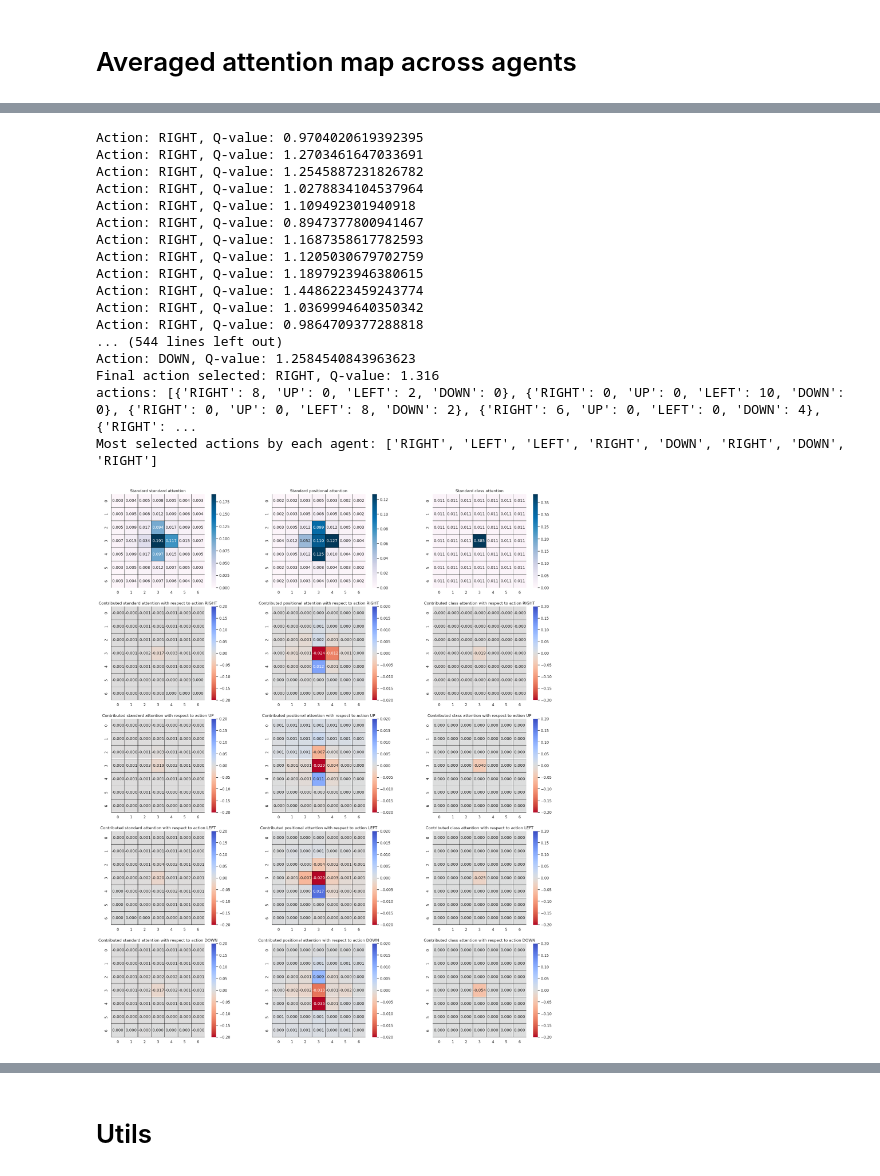
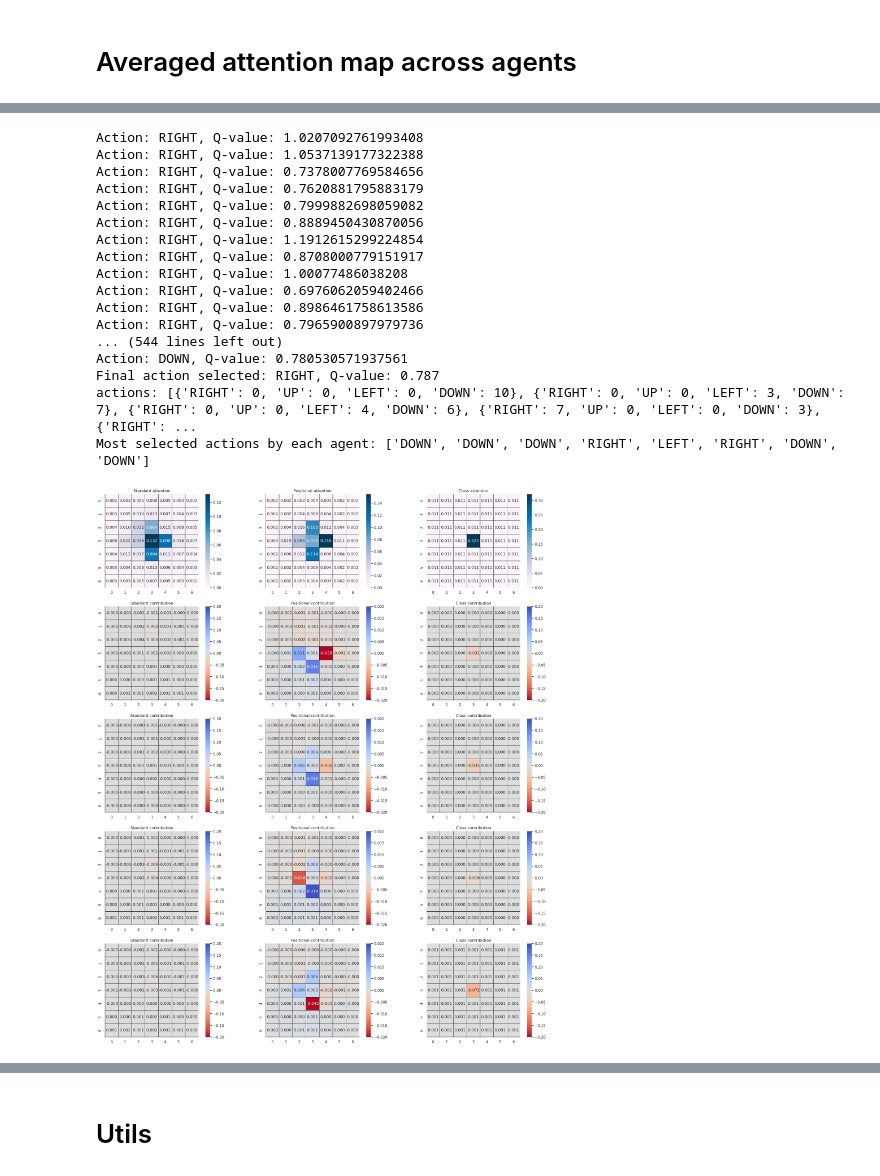
Before and after one commit to Yoshi-0921/MAEXP, a Jupyter notebook: configs/experiments/LangStrat/scripts/attentionAnalysis.ipynb, the cells around one changed output, grey strips where cells are left out. Cells and saved outputs as stored; diff of their text form; code cells hidden in the pictures.

```diff
--- a/configs/experiments/LangStrat/scripts/attentionAnalysis.ipynb
+++ b/configs/experiments/LangStrat/scripts/attentionAnalysis.ipynb
@@ -352,19 +352,19 @@ class TestEnvironment(DefaultEnvironment):
     def __init__(self, config, world):
         super().__init__(config=config, world=world)
         agent_xys = [
-            [-17,6],[15,8],[15,4],[-8,-9],[-7,-9],[-6,-9],[-5,-9],[-4,-9]
+            # [-17,6],[16,8],[15,4],[-8,-9],[-7,-9],[-6,-9],[-5,-9],[-4,-9]
             # [-17,6],[-15,8],[15,4],[-8,-9],[-7,-9],[-6,-9],[-5,-9],[-4,-9]
-            # [-6,-3],[-6,-5],[15,4],[-8,-9],[-7,-9],[-6,-9],[-5,-9],[-4,-9]
-            # [0,0],[-15,8],[15,4],[-8,-9],[-7,-9],[-6,-9],[-5,-9],[-4,-9]
+            # [-6,-3],[6,-5],[15,4],[-8,-9],[-7,-9],[-6,-9],[-5,-9],[-4,-9]
+            [0,0],[-15,8],[15,4],[-8,-9],[-7,-9],[-6,-9],[-5,-9],[-4,-9]
             ]
         for agent_id, agent_xy in enumerate(agent_xys):
             self.init_xys[agent_id] = np.asarray(agent_xy, dtype=np.int8)
 
     def generate_objects(self, num_objects: int = None, object_type: int = None):
         object_xys = [
-            # [-19, 4], [-15, 6]
+            # [-19, 4], [-15, 7],
             # [-19, -8], [-15, -6]
-            # [-19,6]
+            # [-19,6], [-19, 8], [-19, 4]
             ]
         for object_xy in object_xys:
             x, y = self.world.map.coord2ind(object_xy)
@@ -372,7 +372,7 @@ class TestEnvironment(DefaultEnvironment):
             self.heatmap_objects[0, x, y] += 1
             self.objects_generated += 1
         object_xys = [
-            # [-15, 6]
+            # [-15, 6], [-15, 8], [-15, 4]
             ]
         for object_xy in object_xys:
             x, y = self.world.map.coord2ind(object_xy)
@@ -416,7 +416,7 @@ sns.set()
 
 ACTIONS={0:"RIGHT", 1:"UP", 2:"LEFT", 3:"DOWN"}
 actions=[{i:0 for i in range(4)} for _ in range(8)]
-area_id = 0
+area_id = 3
 object_type = 0
 agent_id = 0
 
@@ -426,7 +426,7 @@ for attention_mode_i, attention_mode in enumerate(["standard", "positional","cla
     attnss = []
 
     for destination_area_vector in env.world.map.tensors[object_type][area_id]:
-        env.world.map.destination_area_vector[agent_id] = torch.normal(0,0.05,size=(1,384))[0]
+        env.world.map.destination_area_vector[agent_id] = destination_area_vector # torch.normal(0,0.05,size=(1,384))[0]
         state=env.observation_ind(env.agents,env.agents[agent_id],agent_id)
         for state_key, state_value in state.items():
             if isinstance(state_value, torch.Tensor):
@@ -452,7 +452,7 @@ for attention_mode_i, attention_mode in enumerate(["standard", "positional","cla
         # vmax=0.15,
         annot_kws={"fontsize": 12},
     )
-    plt.title(f"Standard {attention_mode} attention")
+    plt.title(f'{["Standard","Positional","Class"][attention_mode_i]} attention')
 
 for action_i in range(4):
     for attention_mode_i, attention_mode in enumerate(["standard", "positional","class"]):
@@ -471,51 +471,53 @@ for action_i in range(4):
                 attnss_.append(attns)
                 q_values[0,action_i].backward(retain_graph=True)
                 if attention_mode == "standard":
                     print(f"Action: {ACTIONS[action_i]}, Q-value: {q_values[0, action_i].item()}")
                     if action_i == 3:
                         print(f"Final action selected: {ACTIONS[q_values.argmax(dim=1).item()]}, Q-value: {q_values[0, q_values.argmax(dim=1).item()].item():.3f}")
                         actions[a_i][q_values.argmax(dim=1).item()] += 1
                         print("actions:", [{ACTIONS[k]: v for k, v in action.items()} for action in actions])
                         print("Most selected actions by each agent:", [ACTIONS[k] for action in actions for k, v in action.items() if v == max(action.values())])
             attnss.append(attnss_)
         # attns[0] for local, attns[1] for relative
         attention_map = torch.stack([torch.stack([torch.stack(attns[0]) for attns in attnss_]) for attnss_ in attnss])
         attention_grads= torch.stack([torch.stack([torch.stack([a.grad for a in attns[0]]) for attns in attnss_]) for attnss_ in attnss])
         attention_map_grads = (attention_map*attention_grads).mean(dim=0).mean(dim=0).mean(dim=0)[0, :, 0, 1:].view(-1,7,7).cpu()
 
         plt.subplot(5, 3, (action_i+1)*3+attention_mode_i+1)
         sns.heatmap(
             torch.t(attention_map_grads.mean(dim=0)).detach().numpy(),
             cmap='coolwarm_r',
             linecolor='black',
             linewidths=.1,
             vmax=0.02 if attention_mode=="positional" else 0.2,
             vmin=-0.02 if attention_mode=="positional" else -0.2,
             square=True,
             annot=True,
             fmt=".3f",
             annot_kws={"fontsize": 12},
         )
-        plt.title(f"Contributed {attention_mode} attention with respect to action {ACTIONS[action_i]}")
+        plt.title(f'{["Standard","Positional","Class"][attention_mode_i]} contribution')
+        # plt.title("Gradients")
+fig.savefig("attentions.pdf", dpi=300, bbox_inches='tight')
 # %% [output]
-Action: RIGHT, Q-value: 0.9704020619392395
-Action: RIGHT, Q-value: 1.2703461647033691
-Action: RIGHT, Q-value: 1.2545887231826782
-Action: RIGHT, Q-value: 1.0278834104537964
-Action: RIGHT, Q-value: 1.109492301940918
-Action: RIGHT, Q-value: 0.8947377800941467
-Action: RIGHT, Q-value: 1.1687358617782593
-Action: RIGHT, Q-value: 1.1205030679702759
-Action: RIGHT, Q-value: 1.1897923946380615
-Action: RIGHT, Q-value: 1.4486223459243774
-Action: RIGHT, Q-value: 1.0369994640350342
-Action: RIGHT, Q-value: 0.9864709377288818
+Action: RIGHT, Q-value: 1.0207092761993408
+Action: RIGHT, Q-value: 1.0537139177322388
+Action: RIGHT, Q-value: 0.7378007769584656
+Action: RIGHT, Q-value: 0.7620881795883179
+Action: RIGHT, Q-value: 0.7999882698059082
+Action: RIGHT, Q-value: 0.8889450430870056
+Action: RIGHT, Q-value: 1.1912615299224854
+Action: RIGHT, Q-value: 0.8708000779151917
+Action: RIGHT, Q-value: 1.00077486038208
+Action: RIGHT, Q-value: 0.6976062059402466
+Action: RIGHT, Q-value: 0.8986461758613586
+Action: RIGHT, Q-value: 0.7965900897979736
 ... (544 lines left out)
-Action: DOWN, Q-value: 1.2584540843963623
-Final action selected: RIGHT, Q-value: 1.316
-actions: [{'RIGHT': 8, 'UP': 0, 'LEFT': 2, 'DOWN': 0}, {'RIGHT': 0, 'UP': 0, 'LEFT': 10, 'DOWN': 0}, {'RIGHT': 0, 'UP': 0, 'LEFT': 8, 'DOWN': 2}, {'RIGHT': 6, 'UP': 0, 'LEFT': 0, 'DOWN': 4}, {'RIGHT': ...
-Most selected actions by each agent: ['RIGHT', 'LEFT', 'LEFT', 'RIGHT', 'DOWN', 'RIGHT', 'DOWN', 'RIGHT']
+Action: DOWN, Q-value: 0.780530571937561
+Final action selected: RIGHT, Q-value: 0.787
+actions: [{'RIGHT': 0, 'UP': 0, 'LEFT': 0, 'DOWN': 10}, {'RIGHT': 0, 'UP': 0, 'LEFT': 3, 'DOWN': 7}, {'RIGHT': 0, 'UP': 0, 'LEFT': 4, 'DOWN': 6}, {'RIGHT': 7, 'UP': 0, 'LEFT': 0, 'DOWN': 3}, {'RIGHT': ...
+Most selected actions by each agent: ['DOWN', 'DOWN', 'DOWN', 'RIGHT', 'LEFT', 'RIGHT', 'DOWN', 'DOWN']
-[figure, old version]
+[figure, new version]
 # %%
 # Averaged attention map across all agants
 state=env.observation_ind(env.agents,env.agents[agent_id],agent_id)
```
Also changed, not shown: parts of 4 cells of this notebook, 1 other file.
